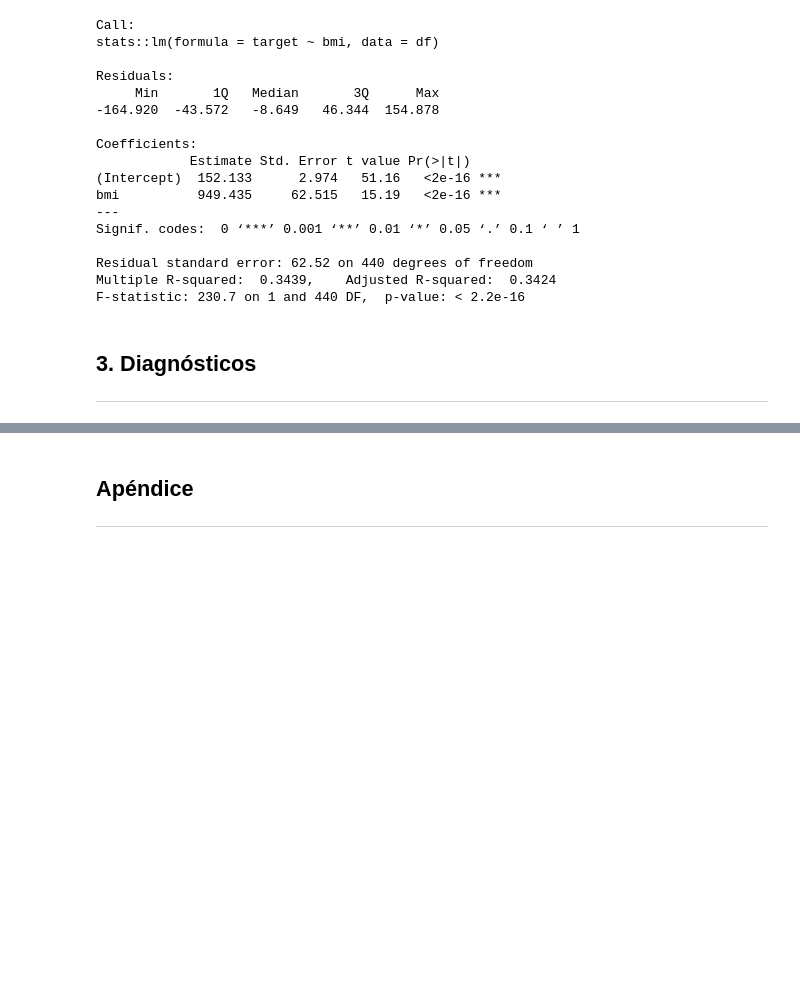
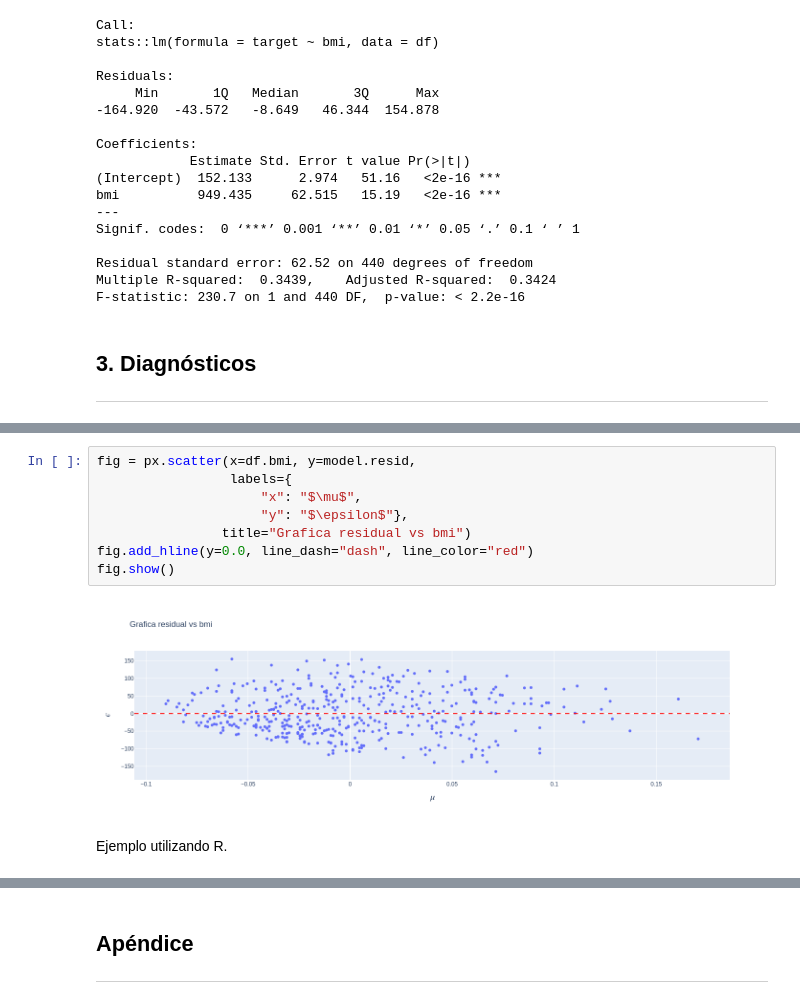
Before and after one commit to sebastiangonzalezv/timeseriesbook-es, a Jupyter notebook: book/chapters/RegresionLineal.ipynb, the cells around one changed output, grey strips where cells are left out. Saved outputs shown, nothing was run; the diff lists cells and outputs as text; blank space fills up the shorter version.

```diff
--- a/book/chapters/RegresionLineal.ipynb
+++ b/book/chapters/RegresionLineal.ipynb
@@ -191,0 +196,12 @@ Para determinar esta propiedad de forma grafica se grafica las siguientes 2 opci
+# %%
+fig = px.scatter(x=df.bmi, y=model.resid,
+                 labels={
+                     "x": "$\mu$",
+                     "y": "$\epsilon$"},
+                title="Grafica residual vs bmi")
+fig.add_hline(y=0.0, line_dash="dash", line_color="red")
+fig.show()
+# %% [output]
+[figure, added]
+# %% [markdown]
+Ejemplo utilizando R.
```
Also changed, not shown: parts of 24 cells of this notebook.
